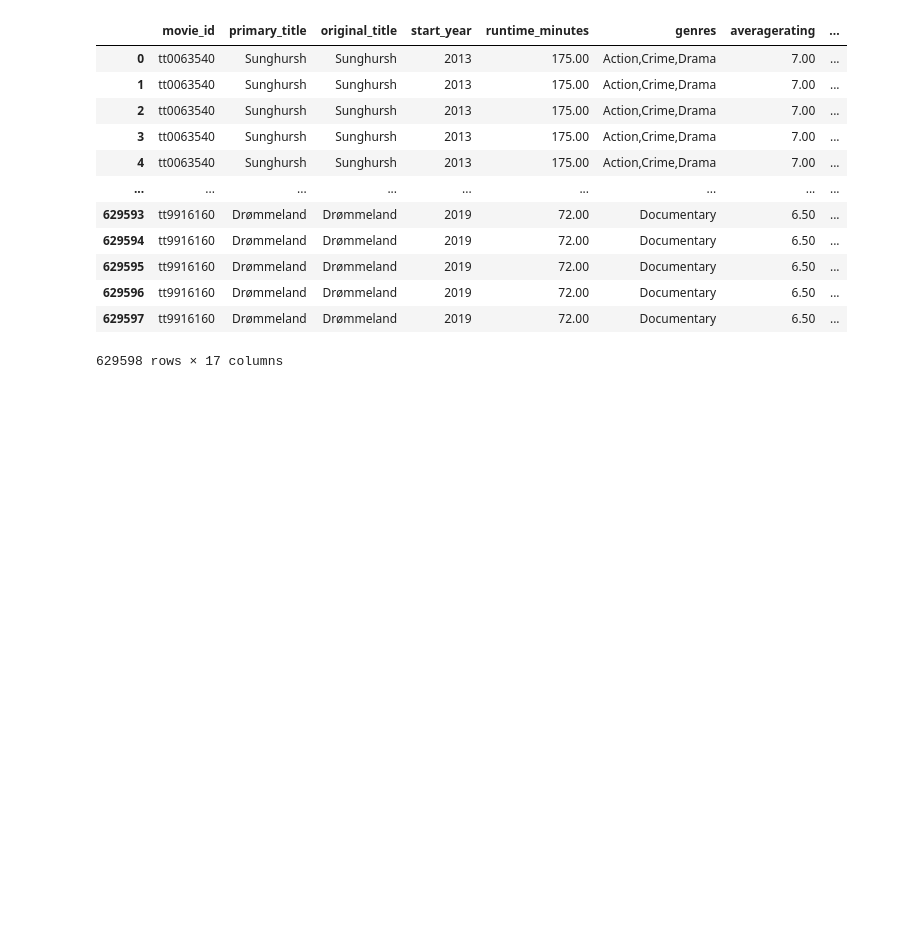
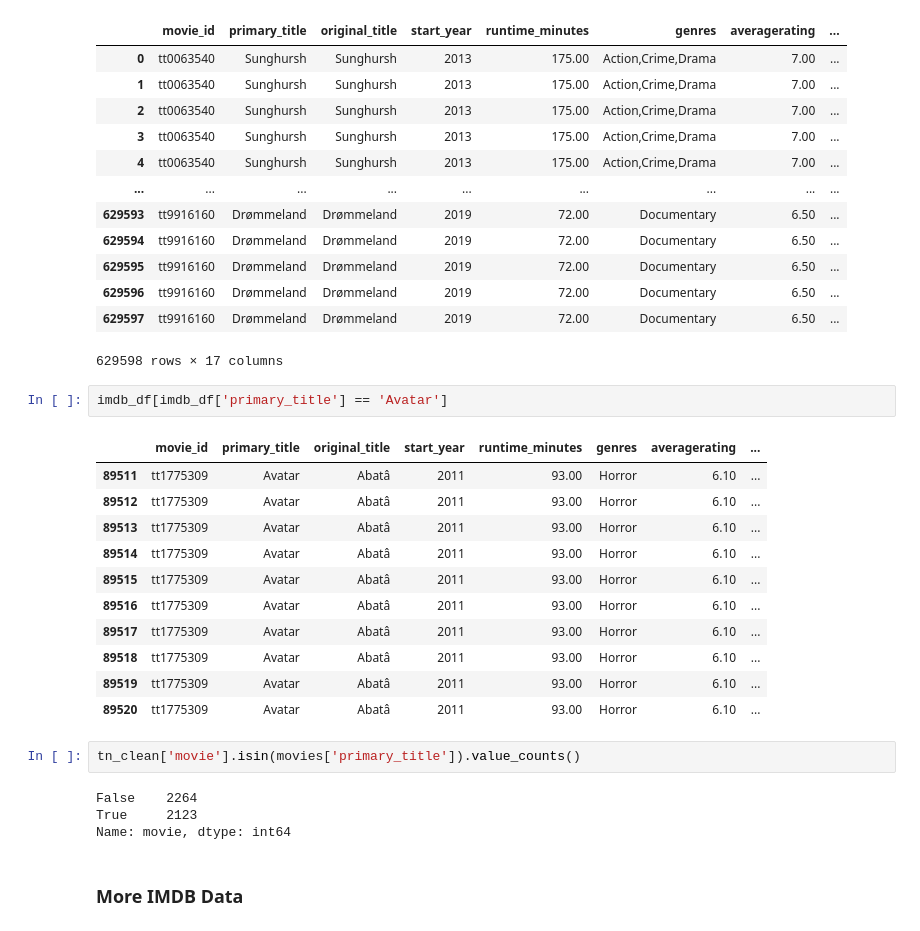
Before and after one commit to ttrechsel/Phase2_Movies, a Jupyter notebook: Code/Data Cleaning.ipynb, the cells around one changed output. Cells and saved outputs as stored; diff of their text form; blank space fills up the shorter version.

Commit message:
cleaned

```diff
--- a/Code/Data Cleaning.ipynb
+++ b/Code/Data Cleaning.ipynb
@@ -280,3 +294,25 @@ imdb_df
 | 629596 | tt9916160 | Drømmeland | Drømmeland | 2019 | 72.00 | Documentary | 6.50 | ... |
 | 629597 | tt9916160 | Drømmeland | Drømmeland | 2019 | 72.00 | Documentary | 6.50 | ... |
 629598 rows × 17 columns
+# %%
+imdb_df[imdb_df['primary_title'] == 'Avatar']
+# %% [output]
+|  | movie_id | primary_title | original_title | start_year | runtime_minutes | genres | averagerating | ... |
+| 89511 | tt1775309 | Avatar | Abatâ | 2011 | 93.00 | Horror | 6.10 | ... |
+| 89512 | tt1775309 | Avatar | Abatâ | 2011 | 93.00 | Horror | 6.10 | ... |
+| 89513 | tt1775309 | Avatar | Abatâ | 2011 | 93.00 | Horror | 6.10 | ... |
+| 89514 | tt1775309 | Avatar | Abatâ | 2011 | 93.00 | Horror | 6.10 | ... |
+| 89515 | tt1775309 | Avatar | Abatâ | 2011 | 93.00 | Horror | 6.10 | ... |
+| 89516 | tt1775309 | Avatar | Abatâ | 2011 | 93.00 | Horror | 6.10 | ... |
+| 89517 | tt1775309 | Avatar | Abatâ | 2011 | 93.00 | Horror | 6.10 | ... |
+| 89518 | tt1775309 | Avatar | Abatâ | 2011 | 93.00 | Horror | 6.10 | ... |
+| 89519 | tt1775309 | Avatar | Abatâ | 2011 | 93.00 | Horror | 6.10 | ... |
+| 89520 | tt1775309 | Avatar | Abatâ | 2011 | 93.00 | Horror | 6.10 | ... |
+# %%
+tn_clean['movie'].isin(movies['primary_title']).value_counts()
+# %% [output]
+False    2264
+True     2123
+Name: movie, dtype: int64
+# %% [markdown]
+### More IMDB Data
```
Also changed, not shown: parts of 2 cells of this notebook, 1 other file.
